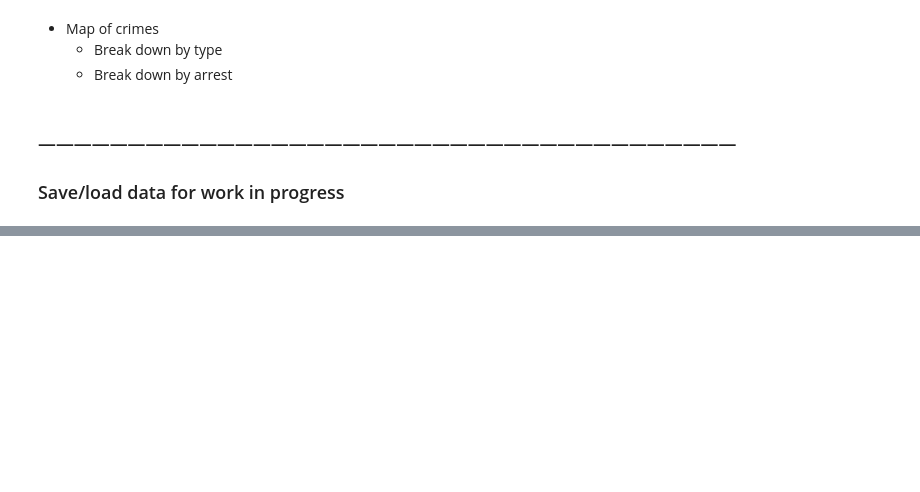
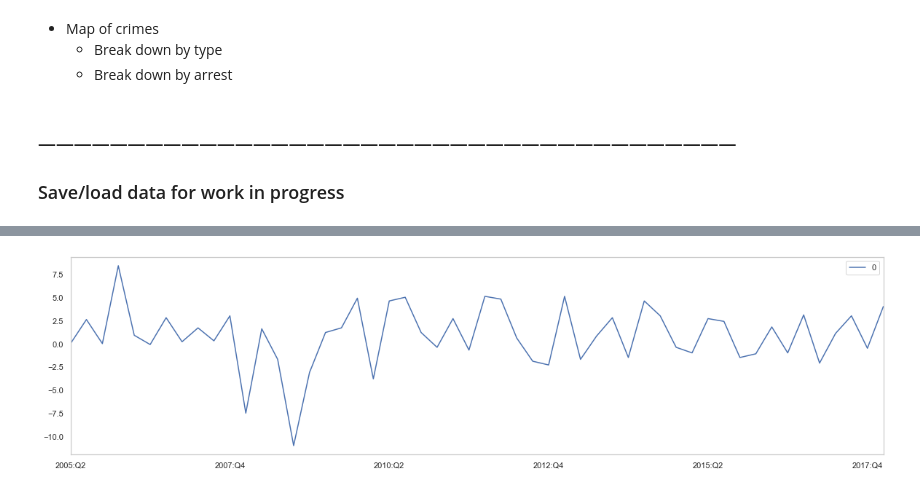
Before and after one commit to vbernardes/chicago-crime-dataviz, a Jupyter notebook: EDA.ipynb, the cells around one changed output, grey strips where cells are left out. Cells and saved outputs as stored; diff of their text form; code cells hidden in the pictures; blank space fills up the shorter version.

Commit message:
Add viz and initial treatment of external data

```diff
--- a/EDA.ipynb
+++ b/EDA.ipynb
@@ -271,0 +284,2 @@ crimes_df.to_pickle('data/processed_data.pkl')
+# %%
+gdp_quart = pd.read_csv('data/external/SQGDP/SQGDP11_IL_2005_2019.csv')
@@ -271,0 +320,2 @@ crimes_df.to_pickle('data/processed_data.pkl')
+# %%
+gdp_all_ind_q = gdp_quart[gdp_quart['Description'] == 'All industry total (percent change)']
@@ -271,0 +338,2 @@ crimes_df.to_pickle('data/processed_data.pkl')
+# %%
+gdp_all_ind_q.drop(columns=['GeoFIPS', 'GeoName', 'Region', 'TableName', 'ComponentName', 'Unit', 'IndustryId', 'IndustryClassification', 'Description'], inplace=True)
@@ -271,0 +345,3 @@ crimes_df.to_pickle('data/processed_data.pkl')
+# %%
+gdp_all_ind_q = gdp_all_ind_q.transpose()
+gdp_all_ind_q
@@ -271,0 +366,4 @@ crimes_df.to_pickle('data/processed_data.pkl')
+# %%
+gdp_all_ind_q.iloc[:52].plot(figsize=(20,5));
+# %% [output]
+[figure, added]
```
Also changed, not shown: parts of 23 cells of this notebook.
